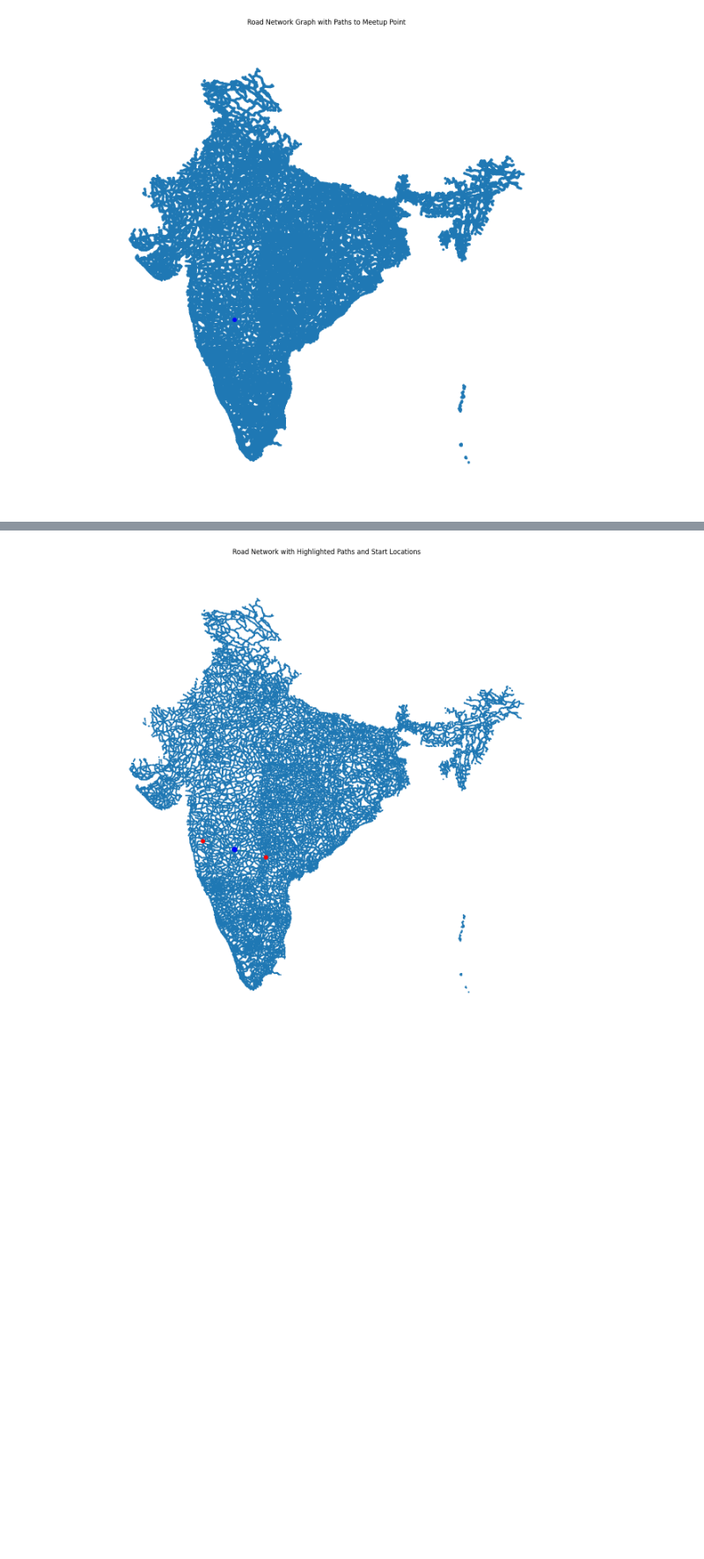
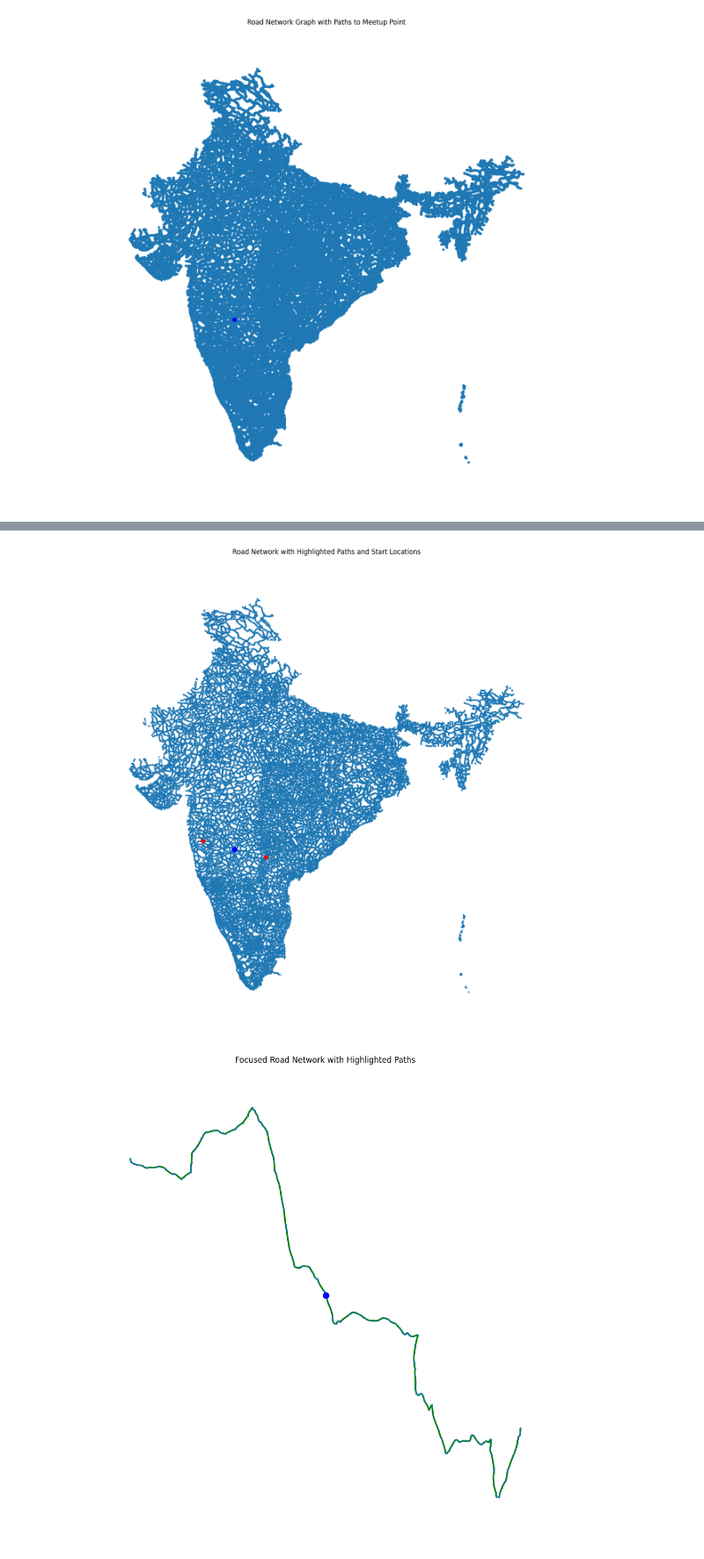
Before and after one commit to gauravraidata/IITJ-projects, a Jupyter notebook: AI_assignment_1.ipynb, the cells around one changed output, grey strips where cells are left out. Shown at 88% size. Saved outputs shown, nothing was run; the diff lists cells and outputs as text; code cells hidden in the pictures; blank space fills up the shorter version.

```diff
--- a/AI_assignment_1.ipynb
+++ b/AI_assignment_1.ipynb
@@ -936,6 +936,47 @@ def visualize_paths(graph, my_path_nodes, friend_path_nodes, my_start_node, frie
     plt.grid(True)
     plt.show()
 
+def visualize_focused_paths(graph, my_path_nodes, friend_path_nodes):
+    plt.figure(figsize=(10, 10))
+
+    # Extract all nodes in both paths
+    all_path_nodes = set(my_path_nodes + friend_path_nodes)
+
+    # Filter graph to include only nodes and edges near the paths
+    subgraph_nodes = set()
+    subgraph_edges = []
+
+    for node in all_path_nodes:
+        subgraph_nodes.add(node)
+        for neighbor in graph.neighbors(node):
+            if neighbor in all_path_nodes:
+                subgraph_edges.append((node, neighbor))
+                subgraph_nodes.add(neighbor)
+
+    # Create a subgraph with filtered nodes and edges
+    subgraph = graph.subgraph(subgraph_nodes)
+
+    # Draw the filtered graph with nearby roads
+    pos = {node: (node[0], node[1]) for node in subgraph.nodes()}
+    nx.draw(subgraph, pos=pos, node_size=2, edge_color="gray", width=0.5)
+
+    # Highlight My City's Path in green color
+    my_path_edges = list(zip(my_path_nodes[:-1], my_path_nodes[1:]))
+    nx.draw_networkx_edges(subgraph, pos=pos, edgelist=my_path_edges, edge_color="green", width=2.5)
+
+    # Highlight Friend's Path in green color
+    friend_path_edges = list(zip(friend_path_nodes[:-1], friend_path_nodes[1:]))
+    nx.draw_networkx_edges(subgraph, pos=pos, edgelist=friend_path_edges, edge_color="green", width=2.5)
+
+    # Highlight Meetup Point in blue color with larger size for clarity
+    nx.draw_networkx_nodes(subgraph, pos=pos, nodelist=[my_path_nodes[-1]], node_color="blue", node_size=80)
+
+    plt.title("Focused Road Network with Highlighted Paths")
+    plt.xlabel("Longitude")
+    plt.ylabel("Latitude")
+    plt.grid(True)
+    plt.show()
+
 # Main Execution Function
 def main():
     my_city_name = "Pune"
@@ -974,30 +1015,35 @@ def main():
         print(f"({node[1]}, {node[0]})")
 
     print("\nPath from Friend's City to Meetup Point:")
     for node in friend_path_nodes:
         print(f"({node[1]}, {node[0]})")
 
     # Visualize Paths on Graph Clearly and Distinctly
     visualize_paths(graph, my_path_nodes, friend_path_nodes, my_node, friend_node)
 
+    # Visualize Focused Paths on Graph Clearly and Distinctly
+    visualize_focused_paths(graph, my_path_nodes, friend_path_nodes)
+
+
 if __name__ == "__main__":
     main()
 # %% [output]
 My city (Pune): (18.5213738, 73.8545071)
 Friend's city (Hyderabad): (17.360589, 78.4740613)
 Creating road network graph...
 Selected meetup node coordinates: (76.1638335405934, 17.933444972976016)
 
 Running Greedy Best First Search...
 
 Path from My City to Meetup Point:
 (18.5209159398776, 73.84880826592189)
 (18.515527738887677, 73.85180656191629)
 (18.51000024489801, 73.85458372791109)
 (18.506666095904244, 73.85494226091042)
 ... (341 lines left out)
 (17.884721718067116, 76.20952599150797)
 (17.900999154036683, 76.18877416954678)
 (17.917554798005728, 76.17605598157056)
 (17.933444972976016, 76.1638335405934)
 [figure]
+[figure, added]
```
